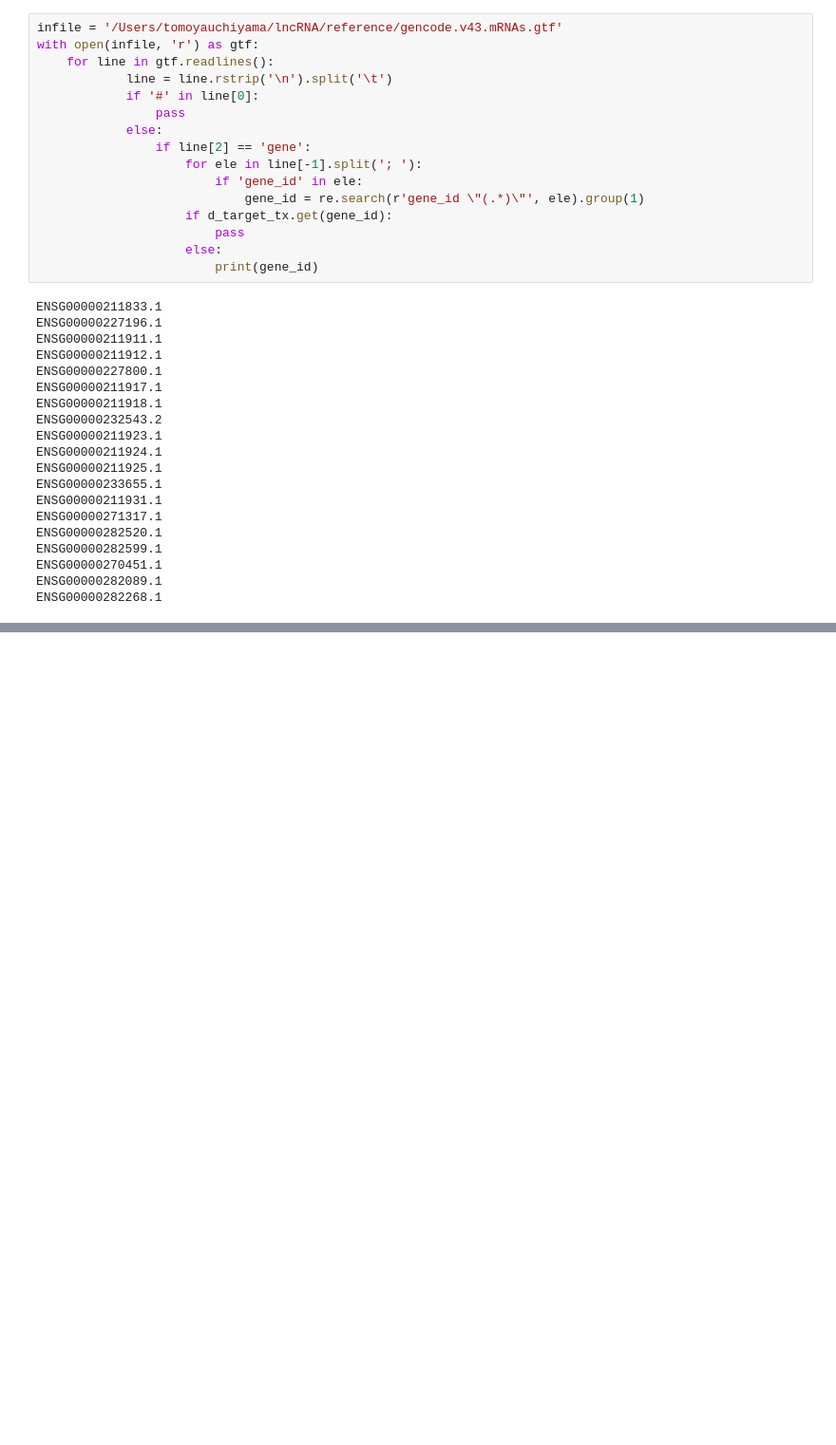
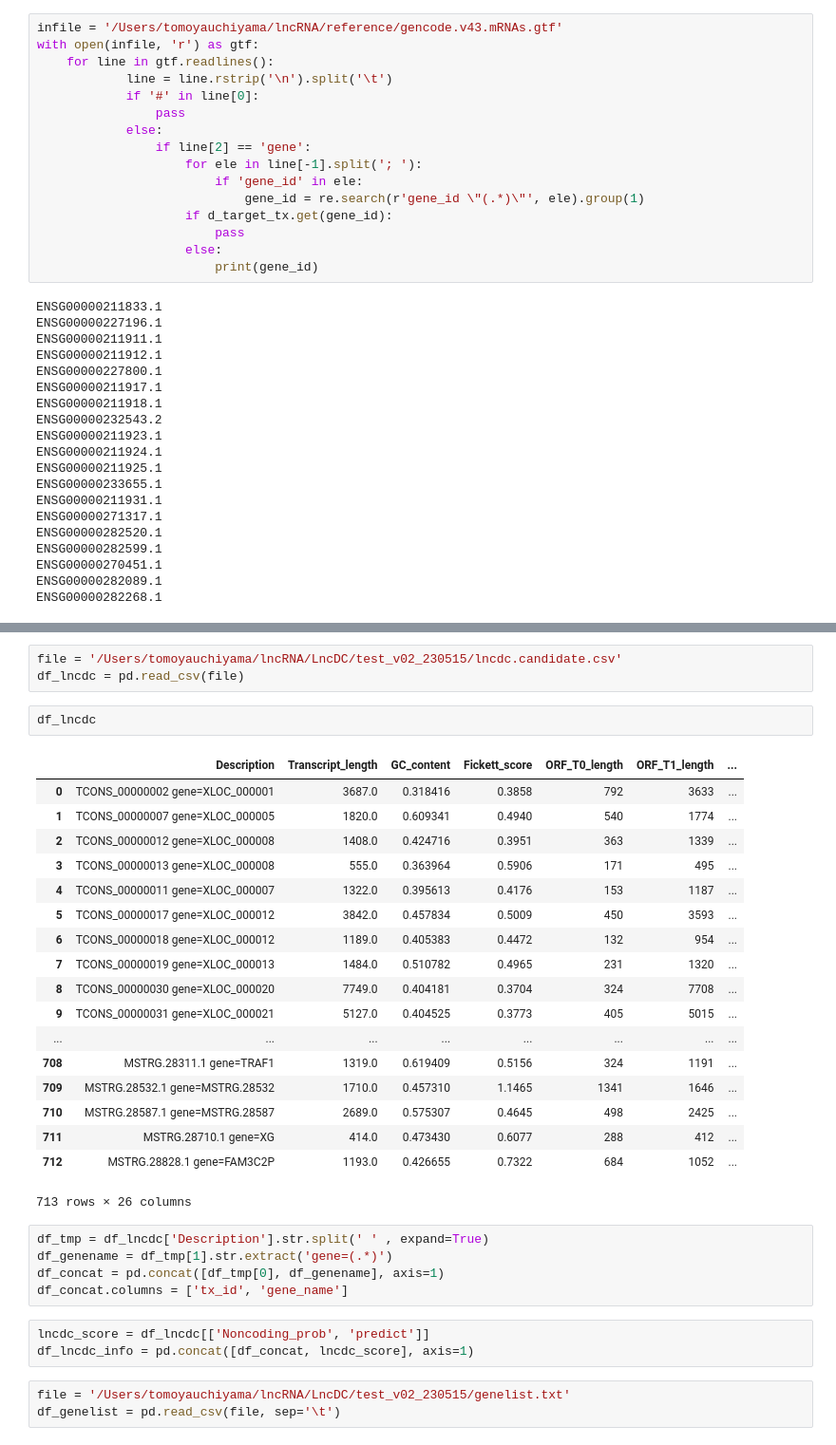
Before and after one commit to touchiyama/lncRNA, a Jupyter notebook: workspace.ipynb, the cells around one changed output, grey strips where cells are left out. Shown at 95% size. Drawn from its saved outputs; the diff is of its cells as text; blank space fills up the shorter version.

```diff
--- a/workspace.ipynb
+++ b/workspace.ipynb
@@ -1760,0 +1813,35 @@ ENSG00000282268.1
+# %%
+file = '/Users/tomoyauchiyama/lncRNA/LncDC/test_v02_230515/lncdc.candidate.csv'
+df_lncdc = pd.read_csv(file)
+# %%
+df_lncdc
+# %% [output]
+|  | Description | Transcript_length | GC_content | Fickett_score | ORF_T0_length | ORF_T1_length | ... |
+| 0 | TCONS_00000002 gene=XLOC_000001 | 3687.0 | 0.318416 | 0.3858 | 792 | 3633 | ... |
+| 1 | TCONS_00000007 gene=XLOC_000005 | 1820.0 | 0.609341 | 0.4940 | 540 | 1774 | ... |
+| 2 | TCONS_00000012 gene=XLOC_000008 | 1408.0 | 0.424716 | 0.3951 | 363 | 1339 | ... |
+| 3 | TCONS_00000013 gene=XLOC_000008 | 555.0 | 0.363964 | 0.5906 | 171 | 495 | ... |
+| 4 | TCONS_00000011 gene=XLOC_000007 | 1322.0 | 0.395613 | 0.4176 | 153 | 1187 | ... |
+| 5 | TCONS_00000017 gene=XLOC_000012 | 3842.0 | 0.457834 | 0.5009 | 450 | 3593 | ... |
+| 6 | TCONS_00000018 gene=XLOC_000012 | 1189.0 | 0.405383 | 0.4472 | 132 | 954 | ... |
+| 7 | TCONS_00000019 gene=XLOC_000013 | 1484.0 | 0.510782 | 0.4965 | 231 | 1320 | ... |
+| 8 | TCONS_00000030 gene=XLOC_000020 | 7749.0 | 0.404181 | 0.3704 | 324 | 7708 | ... |
+| 9 | TCONS_00000031 gene=XLOC_000021 | 5127.0 | 0.404525 | 0.3773 | 405 | 5015 | ... |
+| ... | ... | ... | ... | ... | ... | ... | ... |
+| 708 | MSTRG.28311.1 gene=TRAF1 | 1319.0 | 0.619409 | 0.5156 | 324 | 1191 | ... |
+| 709 | MSTRG.28532.1 gene=MSTRG.28532 | 1710.0 | 0.457310 | 1.1465 | 1341 | 1646 | ... |
+| 710 | MSTRG.28587.1 gene=MSTRG.28587 | 2689.0 | 0.575307 | 0.4645 | 498 | 2425 | ... |
+| 711 | MSTRG.28710.1 gene=XG | 414.0 | 0.473430 | 0.6077 | 288 | 412 | ... |
+| 712 | MSTRG.28828.1 gene=FAM3C2P | 1193.0 | 0.426655 | 0.7322 | 684 | 1052 | ... |
+713 rows × 26 columns
+# %%
+df_tmp = df_lncdc['Description'].str.split(' ' , expand=True)
+df_genename = df_tmp[1].str.extract('gene=(.*)')
+df_concat = pd.concat([df_tmp[0], df_genename], axis=1)
+df_concat.columns = ['tx_id', 'gene_name']
+# %%
+lncdc_score = df_lncdc[['Noncoding_prob', 'predict']]
+df_lncdc_info = pd.concat([df_concat, lncdc_score], axis=1)
+# %%
+file = '/Users/tomoyauchiyama/lncRNA/LncDC/test_v02_230515/genelist.txt'
+df_genelist = pd.read_csv(file, sep='\t')
```
Also changed, not shown: parts of 13 cells of this notebook, 2 other files.
